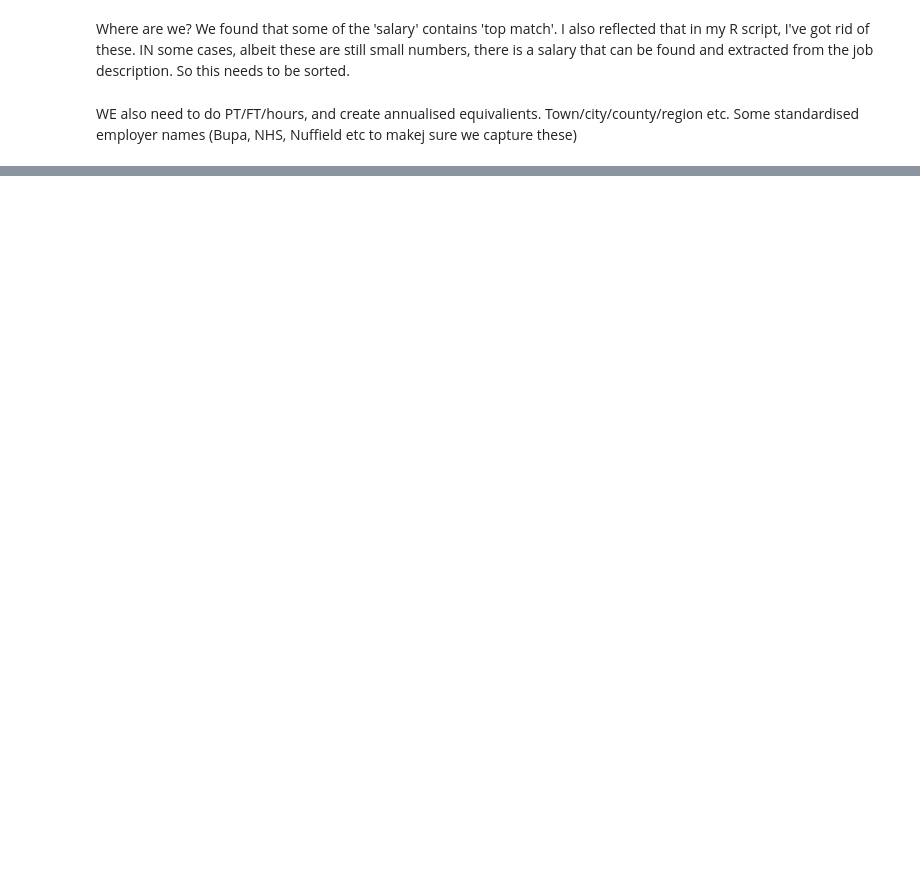
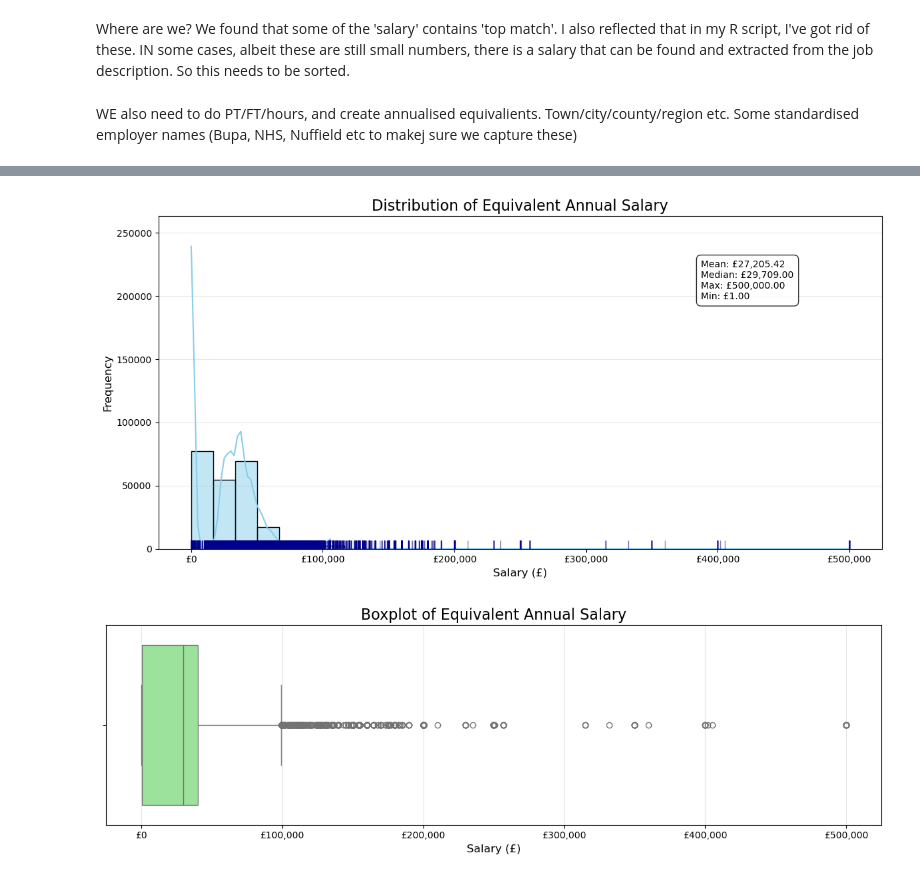
Before and after one commit to leeslatergv/Jobs, a Jupyter notebook: data_exploration.ipynb, the cells around one changed output, grey strips where cells are left out. Drawn from its saved outputs; the diff is of its cells as text; code cells hidden in the pictures; blank space fills up the shorter version.

Commit message:
Lots of changes - mainly adding the salary calculation / new annual salary equivalent

```diff
--- a/data_exploration.ipynb
+++ b/data_exploration.ipynb
@@ -632,0 +874,56 @@ Some standardised employer names (Bupa, NHS, Nuffield etc to makej sure we captu
+# %%
+import matplotlib.pyplot as plt
+import seaborn as sns
+import numpy as np
+import pandas as pd
+
+# Remove any remaining NaN values for the visualization
+salary_data = combined_df['equivalent_annual_salary'].dropna()
+
+# Create a figure with an appropriate size
+plt.figure(figsize=(12, 6))
+
+# Create a histogram with KDE (Kernel Density Estimation) overlay
+# This gives you both the histogram bars and a smooth curve
+ax = sns.histplot(salary_data, kde=True, color='skyblue', bins=30)
+
+# Add a rug plot at the bottom to show the actual data points
+sns.rugplot(salary_data, color='darkblue', alpha=0.5, ax=ax)
+
+# Add some statistics as annotations
+mean_salary = salary_data.mean()
+median_salary = salary_data.median()
+max_salary = salary_data.max()
+min_salary = salary_data.min()
+
+stats_text = f"Mean: £{mean_salary:,.2f}\nMedian: £{median_salary:,.2f}\nMax: £{max_salary:,.2f}\nMin: £{min_salary:,.2f}"
+plt.annotate(stats_text, xy=(0.75, 0.75), xycoords='axes fraction',
+             bbox=dict(boxstyle="round,pad=0.5", facecolor='white', alpha=0.8))
+
+# Set titles and labels
+plt.title('Distribution of Equivalent Annual Salary', fontsize=16)
+plt.xlabel('Salary (£)', fontsize=12)
+plt.ylabel('Frequency', fontsize=12)
+
+# Format x-axis with commas for thousands
+plt.gca().xaxis.set_major_formatter(plt.FuncFormatter(lambda x, _: f'£{x:,.0f}'))
+
+# Add grid lines for better readability
+plt.grid(axis='y', alpha=0.3)
+
+# Adjust layout and display
+plt.tight_layout()
+plt.show()
+
+# Let's also create a boxplot to better visualize outliers
+plt.figure(figsize=(12, 4))
+sns.boxplot(x=salary_data, orient='h', color='lightgreen')
+plt.title('Boxplot of Equivalent Annual Salary', fontsize=16)
+plt.xlabel('Salary (£)', fontsize=12)
+plt.gca().xaxis.set_major_formatter(plt.FuncFormatter(lambda x, _: f'£{x:,.0f}'))
+plt.grid(axis='x', alpha=0.3)
+plt.tight_layout()
+plt.show()
+# %% [output]
+[figure, added]
+[figure, added]
```
Also changed, not shown: parts of 14 cells of this notebook.
